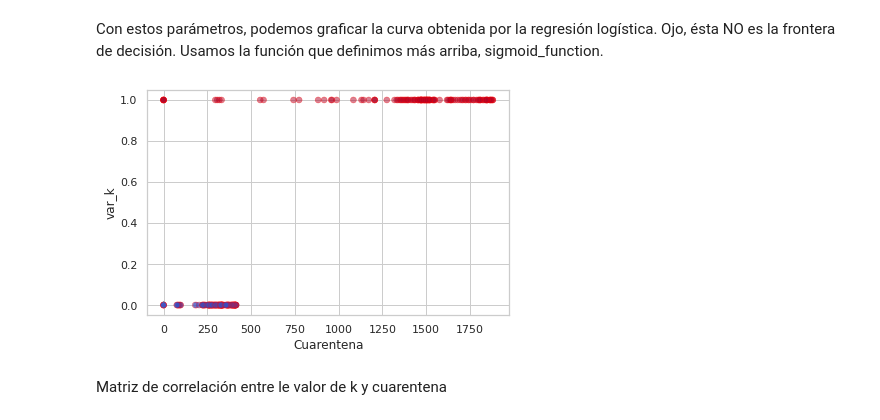
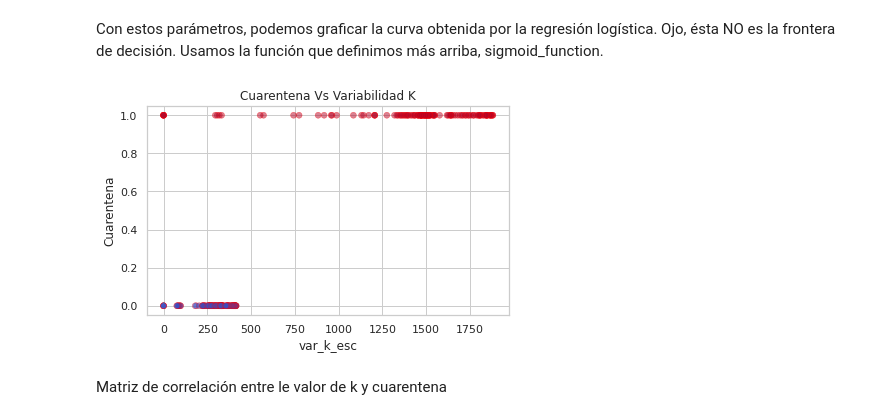
Before and after one commit to gonzalogperez/informe_pandemico, a Jupyter notebook: GonzaloGPerezProyecto_4.ipynb, the cells around one changed output. Cells and saved outputs as stored; diff of their text form; code cells hidden in the pictures.

```diff
--- a/GonzaloGPerezProyecto_4.ipynb
+++ b/GonzaloGPerezProyecto_4.ipynb
@@ -2711,18 +2728,19 @@ Con estos parámetros, podemos graficar la curva obtenida por la regresión log
 # %%
 X = df_out_indicadores['var_k_esc'].values
 y = df_out_indicadores['cuarentena'].values
 
+plt.title("Cuarentena Vs Variabilidad K")
 plt.scatter(X, y, c = y, alpha = 0.5, lw = 0.5, edgecolor = 'red', cmap =cm.coolwarm)
 
 x_plot = np.linspace(0,1,10)
 plt.plot(x_plot, sigmoid_function(x_plot,regresion_logistica.intercept_[0], regresion_logistica.coef_[0][0]))
 
-plt.xlabel('Cuarentena')
-plt.ylabel('var_k')
+plt.xlabel('var_k_esc')
+plt.ylabel('Cuarentena')
 plt.tight_layout()
 plt.show()
 # %% [output]
-[figure, old version]
+[figure, new version]
 # %% [markdown]
 Matriz de correlación entre le valor de k y cuarentena
 # %%
```
Also changed, not shown: parts of 59 cells of this notebook.
